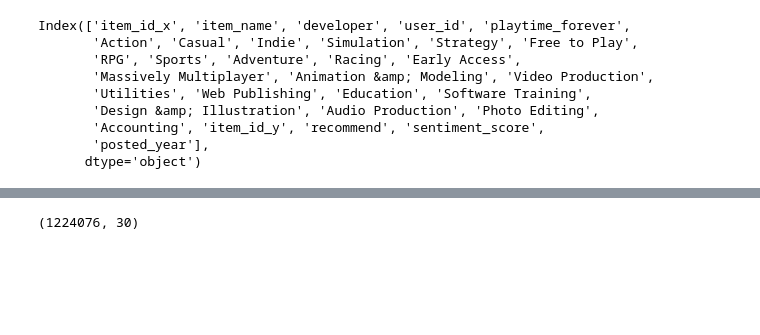
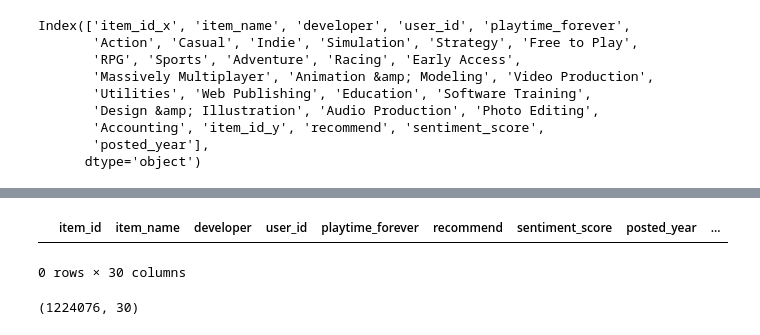
Before and after one commit to wilson2905/Proyecto--Individual, a Jupyter notebook: ETL-EDA_Jupyters/mergeDataSets.ipynb, the cells around one changed output, grey strips where cells are left out. Drawn from its saved outputs; the diff is of its cells as text; code cells hidden in the pictures; blank space fills up the shorter version.

```diff
--- a/ETL-EDA_Jupyters/mergeDataSets.ipynb
+++ b/ETL-EDA_Jupyters/mergeDataSets.ipynb
@@ -170,3 +153,9 @@ df_merged.drop(columns="item_id_y")
+# %%
+
+df_merged[(df_merged['item_name'] == 'Half-Life') & (df_merged['user_id'] == 'EizanAratoFujimaki')]
+# %% [output]
+|  | item_id | item_name | developer | user_id | playtime_forever | recommend | sentiment_score | posted_year | ... |
+0 rows × 30 columns
 # %%
 columnas_ordenadas2=['item_id', 'item_name', 'developer', 'user_id', 'playtime_forever',
        'recommend', 'sentiment_score', 'posted_year','Action', 'Casual', 'Indie', 'Simulation', 'Strategy', 'Free to Play',
```
Also changed, not shown: parts of 13 cells of this notebook, 7 other files.
